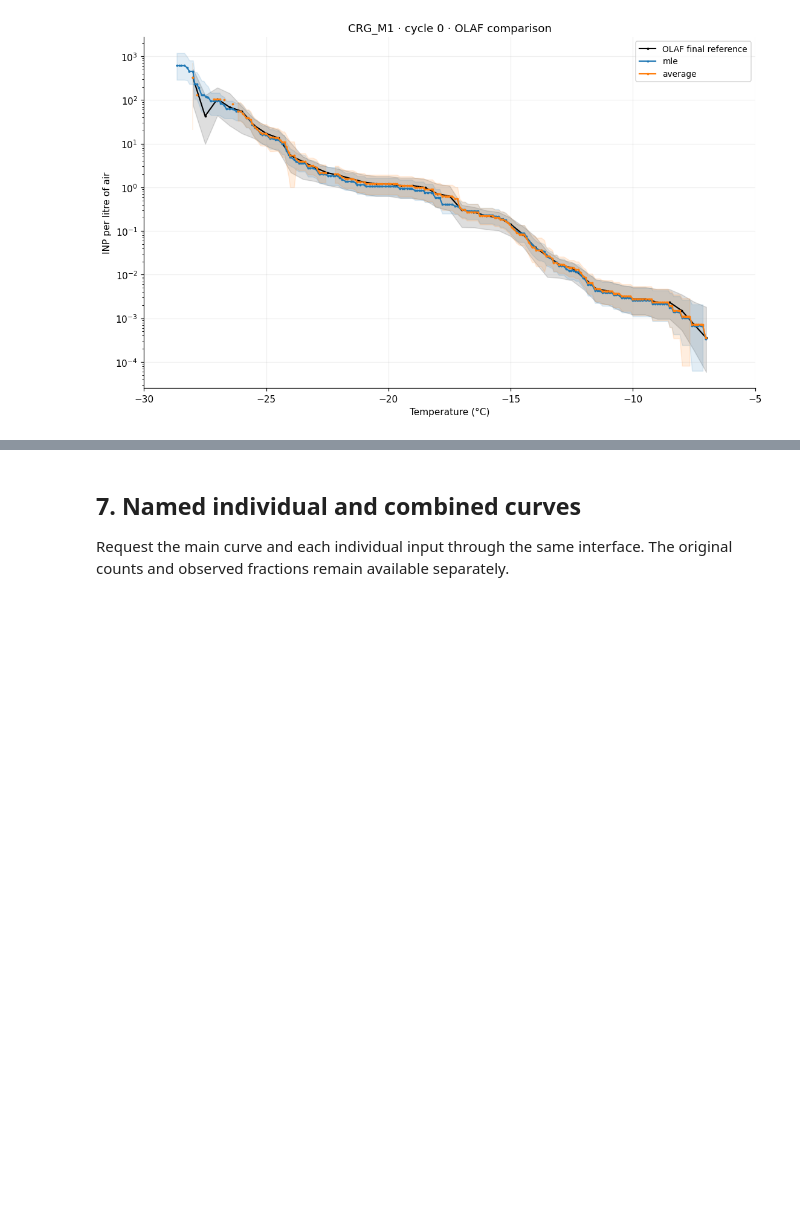
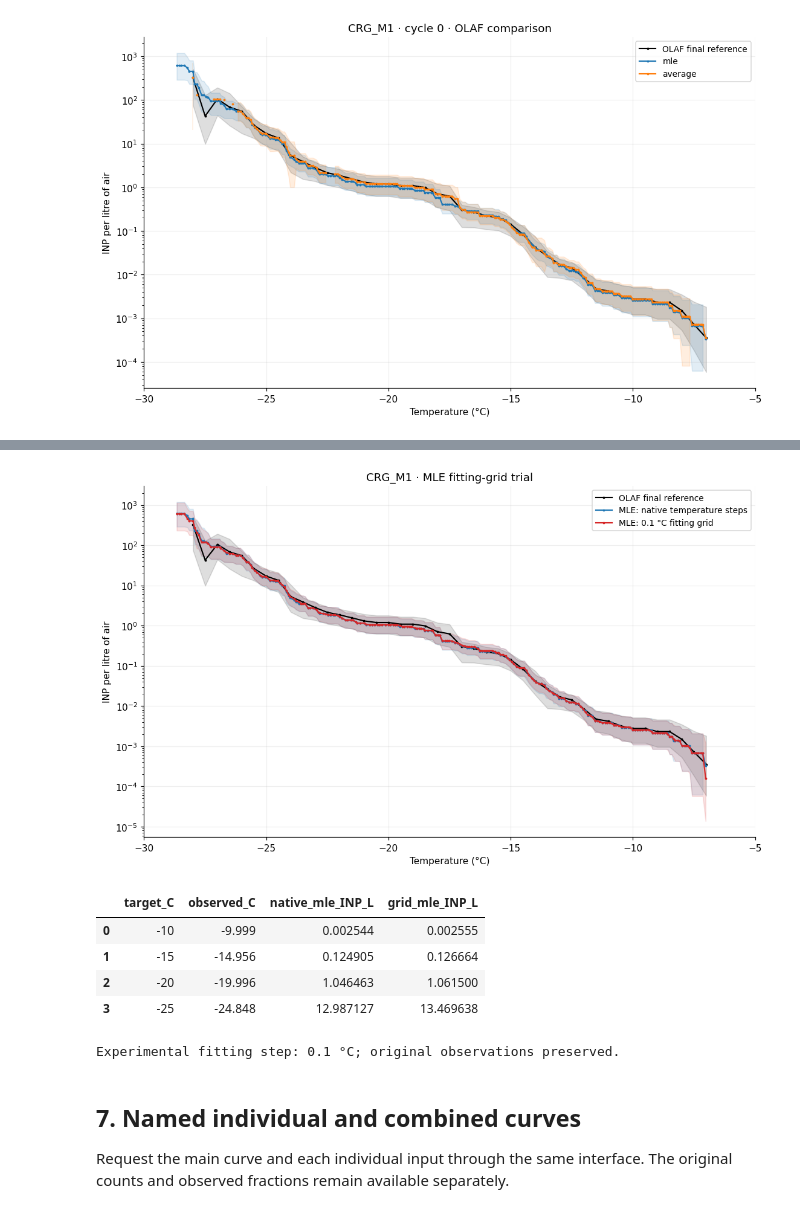
Before and after one commit to bochens/inptk, a Jupyter notebook: notebook/icescopy_freeze_count_to_air_inp_demo.ipynb, the cells around one changed output, grey strips where cells are left out. Drawn from its saved outputs; the diff is of its cells as text; code cells hidden in the pictures; blank space fills up the shorter version.

Commit message:
Trial a regular MLE fitting grid without resampling observed counts

```diff
--- a/notebook/icescopy_freeze_count_to_air_inp_demo.ipynb
+++ b/notebook/icescopy_freeze_count_to_air_inp_demo.ipynb
@@ -61,6 +61,7 @@ PLOT_SAMPLE_ID = "CRG_M1"
 PLOT_CYCLE_ID = "0"
 COMBINED_CURVE_ID = "CRG_M1"
 CURVES = {COMBINED_CURVE_ID: {"inputs": list(SAMPLE_MAP), "cycle": PLOT_CYCLE_ID}}
+TRIAL_MLE_FIT_STEP_C = 0.1  # Experimental fitting resolution for sample and blank.
 OUTPUT_STEP_C = 0.25  # Optional: applied only to the final result.
 OUTPUT_METHOD = "sample"  # Or "interpolate" for a derived curve.
 MLE_TEMPERATURE_RANGES_C = {
@@ -523,3 +536,57 @@ else:
+# %%
+from inptk.alignment import align_observations
+from inptk.curve_fit import fit_curve
+from inptk.methods import resolve_curves
+
+trial_members = resolve_curves(CURVES, experiment, fraction_df)[COMBINED_CURVE_ID]["members"]
+trial_points = align_observations(
+    fraction_df, trial_members, water_blank_map=experiment.water_blank_map,
+    temperature_ranges_C=MLE_TEMPERATURE_RANGES_C,
+)
+trial_estimates, trial_details = fit_curve(
+    trial_points, experiment, z=1.96, fit_step_C=TRIAL_MLE_FIT_STEP_C,
+)
+air_factor = experiment.samples[PLOT_SAMPLE_ID].factor_for("sampled_air")
+trial_air = pd.DataFrame([
+    {"temperature_C": temperature, "concentration": estimate * air_factor,
+     "lower_error": lower * air_factor, "upper_error": upper * air_factor}
+    for temperature, (estimate, lower, upper) in trial_estimates.items()
+])
+trial_values = trial_air.loc[np.isfinite(trial_air.concentration), "concentration"]
+assert np.all(np.diff(trial_values) >= -1e-10)
+assert trial_details["physical_droplets"] == 192
+pd.testing.assert_frame_equal(experiment.counts.to_dataframe(), imported.counts.to_dataframe())
+fig, ax = plt.subplots(figsize=(10, 6), layout="constrained")
+if OLAF_REFERENCE_PATH.is_file():
+    draw_spectrum(ax, reference, label="OLAF final reference", color="black", show_errors=True)
+draw_spectrum(ax, combined_air["mle"].to_dataframe(),
+              label="MLE: native temperature steps", color="C0", show_errors=True)
+draw_spectrum(ax, trial_air, label=f"MLE: {TRIAL_MLE_FIT_STEP_C:g} °C fitting grid",
+              color="C3", show_errors=True)
+ax.set(yscale="log", title=f"{PLOT_SAMPLE_ID} · MLE fitting-grid trial",
+       xlabel="Temperature (°C)", ylabel="INP per litre of air", xlim=TEMPERATURE_XLIM)
+ax.legend(fontsize=9)
+ax.grid(alpha=0.2)
+plt.show()
+
+native_mle = combined_air_candidates["mle"].to_dataframe()
+comparison_rows = []
+for target in [-10, -15, -20, -25]:
+    row = trial_air.loc[trial_air.temperature_C.ge(target)].iloc[-1]
+    original = native_mle.loc[native_mle.temperature_C.eq(row.temperature_C)].iloc[0]
+    comparison_rows.append({"target_C": target, "observed_C": row.temperature_C,
+                            "native_mle_INP_L": original.concentration,
+                            "grid_mle_INP_L": row.concentration})
+display(pd.DataFrame(comparison_rows))
+print("Experimental fitting step:", trial_details["fit_step_C"], "°C; original observations preserved.")
+# %% [output]
+[figure, added]
+|  | target_C | observed_C | native_mle_INP_L | grid_mle_INP_L |
+| 0 | -10 | -9.999 | 0.002544 | 0.002555 |
+| 1 | -15 | -14.956 | 0.124905 | 0.126664 |
+| 2 | -20 | -19.996 | 1.046463 | 1.061500 |
+| 3 | -25 | -24.848 | 12.987127 | 13.469638 |
+Experimental fitting step: 0.1 °C; original observations preserved.
 # %% [markdown]
 ## 7. Named individual and combined curves
 
```
Also changed, not shown: parts of 1 cell of this notebook, 3 other files.
